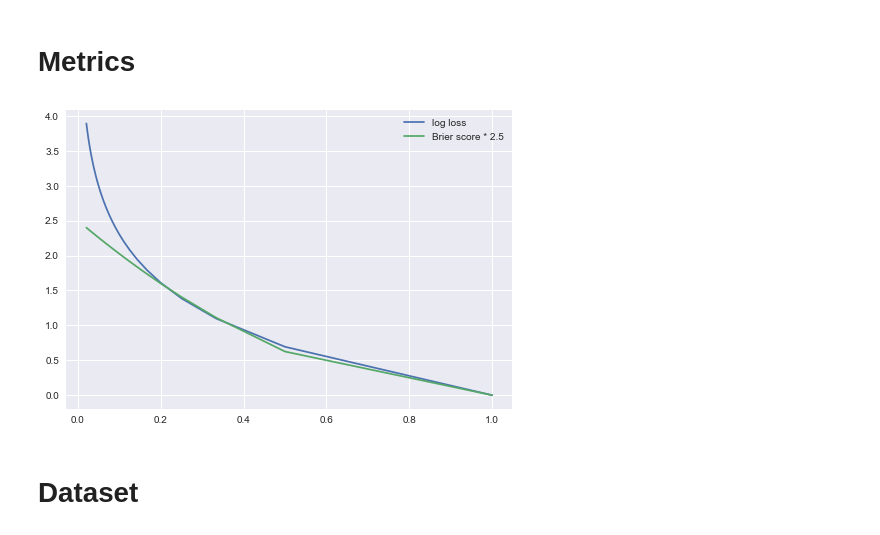
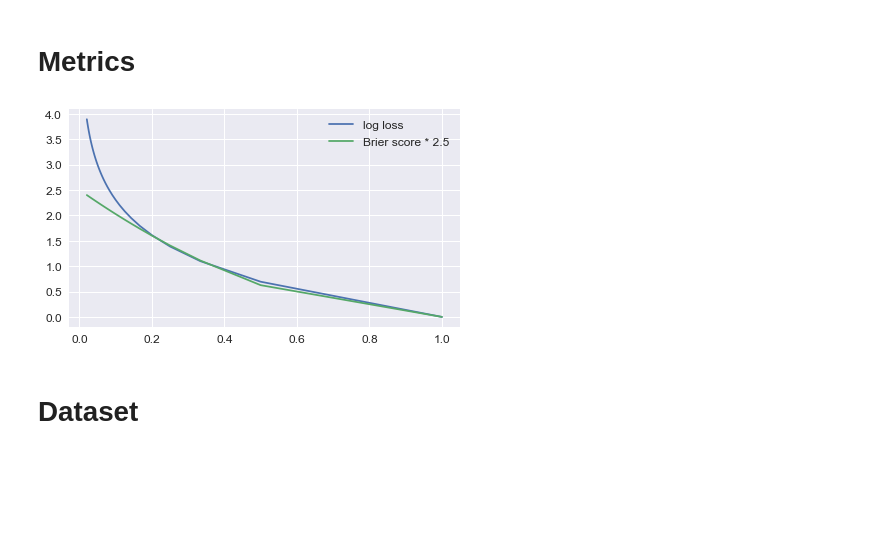
Before and after one commit to honshu77/DSA_project, a Jupyter notebook: IPUMS.ipynb, the cells around one changed output. Cells and saved outputs as stored; diff of their text form; code cells hidden in the pictures; blank space fills up the shorter version.

```diff
--- a/IPUMS.ipynb
+++ b/IPUMS.ipynb
@@ -22,3 +22,11 @@ plt.style.use('seaborn')
+# %%
+plt.style.use('seaborn')
+params = {'axes.titlesize': 'large',
+        'legend.fontsize': 'large',
+         'axes.labelsize': 'large',
+         'xtick.labelsize':'medium',
+         'ytick.labelsize':'medium'}
+plt.rcParams.update(params)
 # %%
 def logreg_ll(variables, target, basetable):
     X = basetable[variables]
@@ -803,18 +817,21 @@ total_num.head()
 # %%
 y_true=[1,1]
 logl = []
 BS = []
 y_pred=[]
 for i in range(1,50):
     logl.append(log_loss(y_true,[1/i, 1/i], labels=[0,1]))
     BS.append(2.5*brier_score_loss([1], [1-1/i]))
     y_pred.append(1/i)
+
+plt.figure(figsize=(7, 4))
 plt.plot(y_pred, logl, label="log loss")
 plt.plot(y_pred, BS, label="Brier score * 2.5")
-plt.legend()
+plt.legend(fontsize=12)
+plt.tick_params(axis='both', which='major', labelsize=12)
 plt.savefig('metrics')
 # %% [output]
-[figure, old version]
+[figure, new version]
 # %% [markdown]
 # Dataset
 # %%
```
Also changed, not shown: parts of 65 cells of this notebook, 1 other file.
